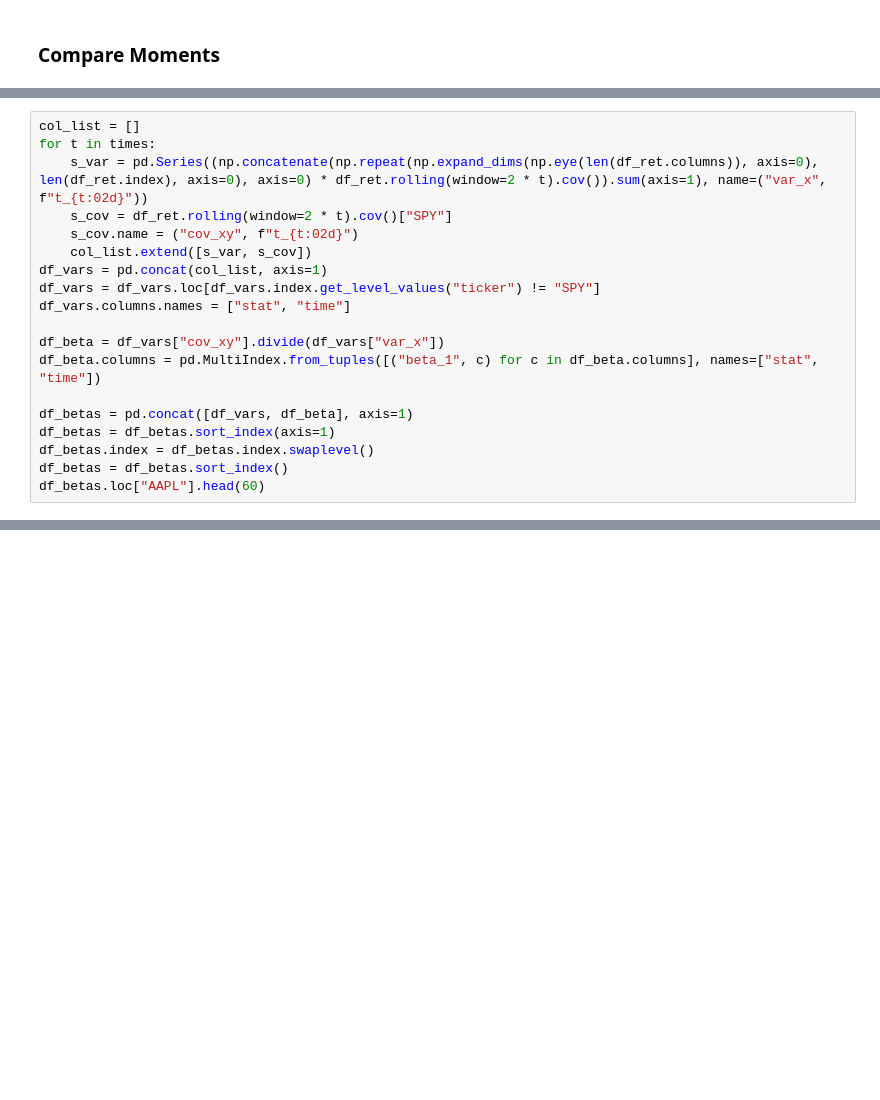
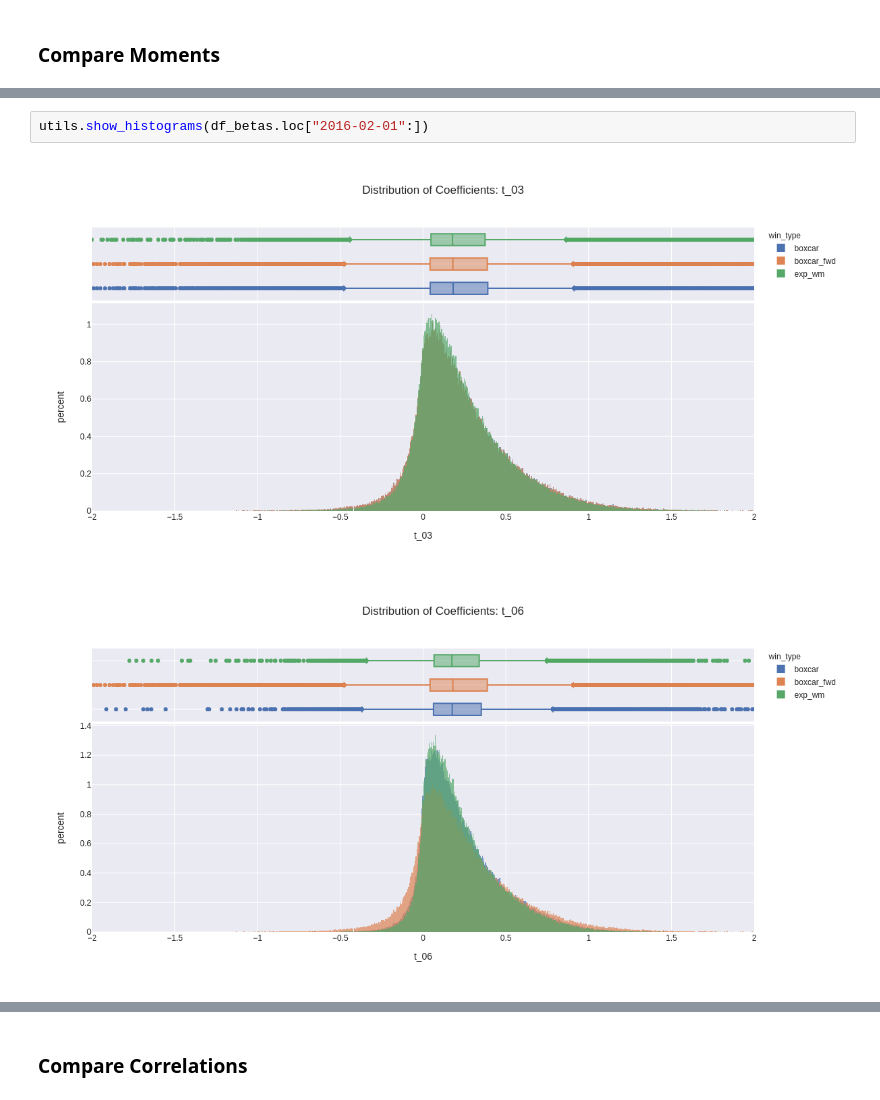
Before and after one commit to CalebEverett/finm33150-rolling-regressions, a Jupyter notebook: rolling_regressions.ipynb, the cells around one changed output, grey strips where cells are left out. Drawn from its saved outputs; the diff is of its cells as text; blank space fills up the shorter version.

```diff
--- a/rolling_regressions.ipynb
+++ b/rolling_regressions.ipynb
@@ -265,19 +125,0 @@ This can be simplified with the calculation of ewma above by just calcing the va
-# %%
-col_list = []
-for t in times:
-    s_var = pd.Series((np.concatenate(np.repeat(np.expand_dims(np.eye(len(df_ret.columns)), axis=0), len(df_ret.index), axis=0), axis=0) * df_ret.rolling(window=2 * t).cov()).sum(axis=1), name=("var_x", f"t_{t:02d}"))
-    s_cov = df_ret.rolling(window=2 * t).cov()["SPY"]
-    s_cov.name = ("cov_xy", f"t_{t:02d}")
-    col_list.extend([s_var, s_cov])
-df_vars = pd.concat(col_list, axis=1)
-df_vars = df_vars.loc[df_vars.index.get_level_values("ticker") != "SPY"]
-df_vars.columns.names = ["stat", "time"]
-
-df_beta = df_vars["cov_xy"].divide(df_vars["var_x"])
-df_beta.columns = pd.MultiIndex.from_tuples([("beta_1", c) for c in df_beta.columns], names=["stat", "time"])
-
-df_betas = pd.concat([df_vars, df_beta], axis=1)
-df_betas = df_betas.sort_index(axis=1)
-df_betas.index = df_betas.index.swaplevel()
-df_betas = df_betas.sort_index()
-df_betas.loc["AAPL"].head(60)
@@ -310,0 +135,5 @@ df_ret.loc["2020-04-27":"2020-05-11"].mean().SUN - beta * df_ret.loc["2020-04-27
+# %%
+utils.show_histograms(df_betas.loc["2016-02-01":])
+# %% [output]
+[figure, added]
+[figure, added]
@@ -310,0 +144,2 @@ df_ret.loc["2020-04-27":"2020-05-11"].mean().SUN - beta * df_ret.loc["2020-04-27
+# %% [markdown]
+### Compare Correlations
```
Also changed, not shown: parts of 32 cells of this notebook, 1 other file.
